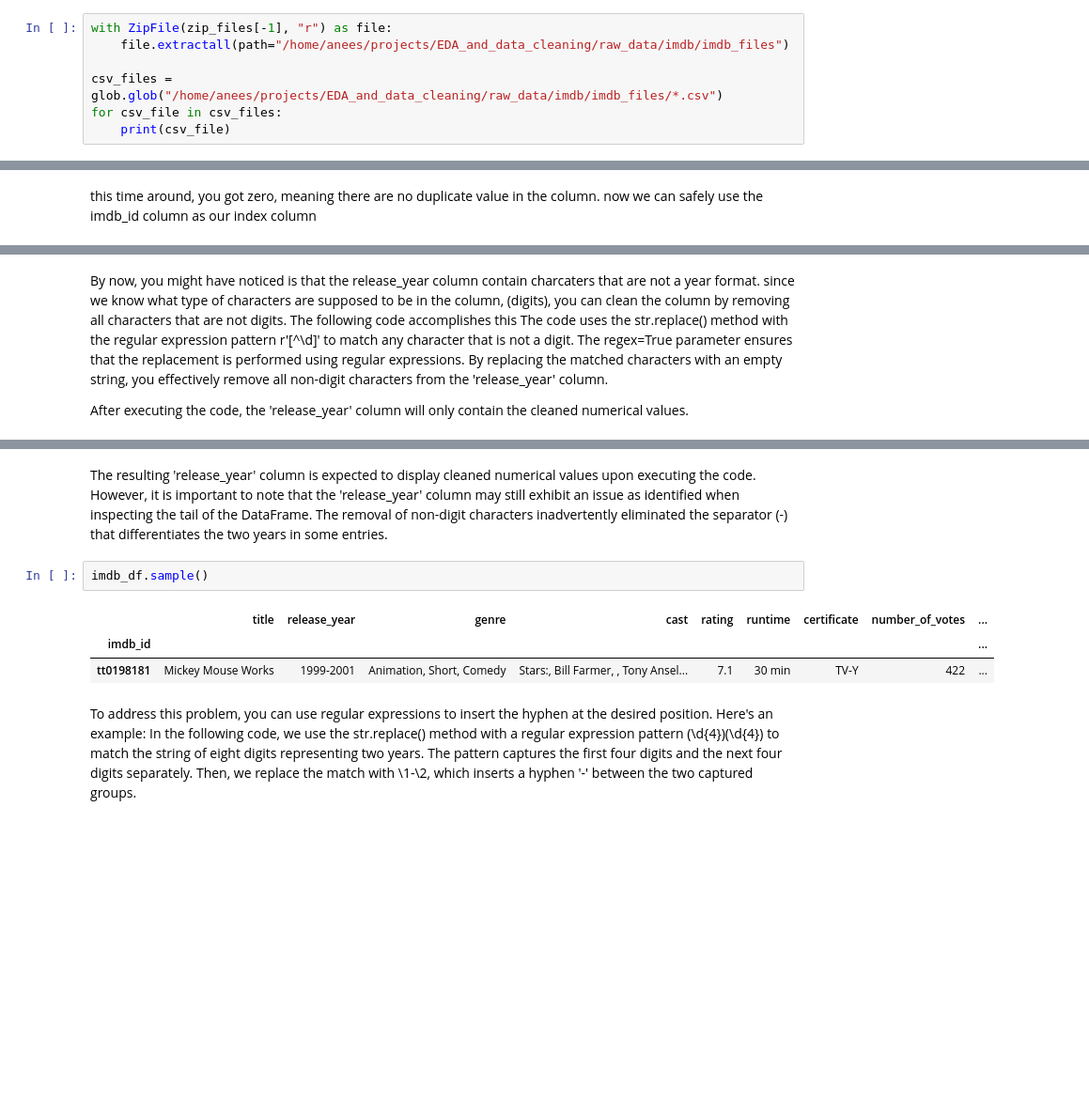
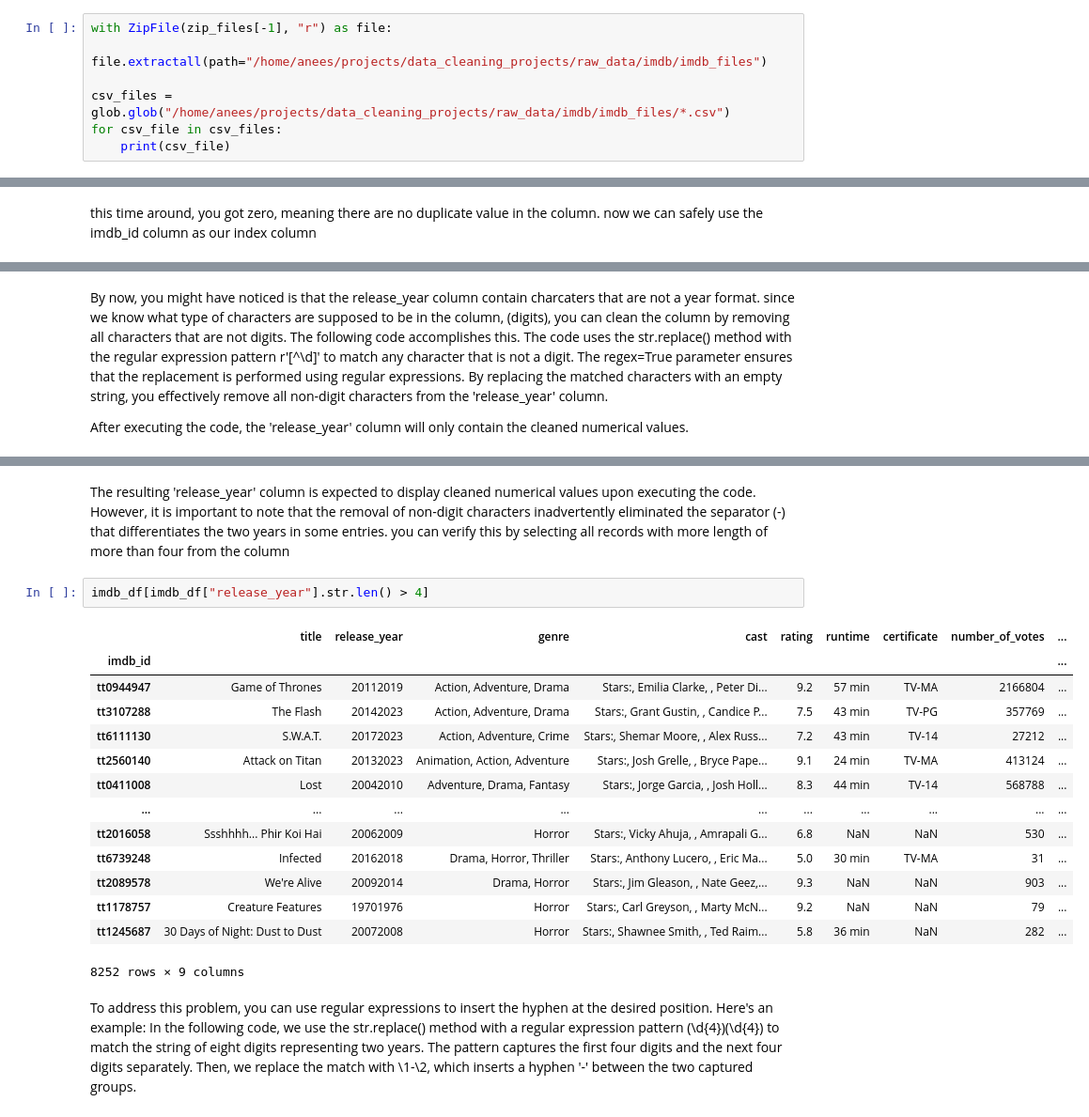
Before and after one commit to ibrahimanis081/data_cleaning_projects, a Jupyter notebook: notebooks/imdb_tv_series.ipynb, the cells around one changed output, grey strips where cells are left out. Shown: that part at 94% size. Drawn from its saved outputs; the diff is of its cells as text; blank space fills up the shorter version.

```diff
--- a/notebooks/imdb_tv_series.ipynb
+++ b/notebooks/imdb_tv_series.ipynb
@@ -33,9 +33,9 @@ print(zip_files)
 After obtaining the list of ZIP file paths, you will notice that the "archive.zip" file is located at the last index. Utilizing the zipfile library, you can extract the contents of this ZIP file to a folder named "imdb_files" within the "raw_data/imdb" directory. Once extracted, you can verify the extraction process by printing the paths of the extracted CSV files.
 # %%
 with ZipFile(zip_files[-1], "r") as file:
-    file.extractall(path="/home/anees/projects/EDA_and_data_cleaning/raw_data/imdb/imdb_files")
+    file.extractall(path="/home/anees/projects/data_cleaning_projects/raw_data/imdb/imdb_files")
 
-csv_files = glob.glob("/home/anees/projects/EDA_and_data_cleaning/raw_data/imdb/imdb_files/*.csv")
+csv_files = glob.glob("/home/anees/projects/data_cleaning_projects/raw_data/imdb/imdb_files/*.csv")
 for csv_file in csv_files:
     print(csv_file)
 # %% [output]
@@ -312,5 +334,5 @@ KeyError: "['synopsis'] not found in axis"
 # %% [markdown]
-By now, you might have noticed is that the release_year column contain charcaters that are not a year format. since we know what type of characters are supposed to be in the column, (digits), you can clean the column by removing all characters that are not digits. The following code accomplishes this
+By now, you might have noticed is that the release_year column contain charcaters that are not a year format. since we know what type of characters are supposed to be in the column, (digits), you can clean the column by removing all characters that are not digits. The following code accomplishes this.
 The code uses the str.replace() method with the regular expression pattern r'[^\d]' to match any character that is not a digit. The regex=True parameter ensures that the replacement is performed using regular expressions. By replacing the matched characters with an empty string, you effectively remove all non-digit characters from the 'release_year' column.
 
 After executing the code, the 'release_year' column will only contain the cleaned numerical values.
@@ -327,13 +349,24 @@ imdb_df.head()
 | tt6791350 | Guardians of the Galaxy Vol. 3 | 2023 | Action, Adventure, Comedy | Director:, James Gunn, | , Stars:... | 8.2 | 150 min | PG-13 | 160447 | ... |
 # %% [markdown]
 The resulting 'release_year' column is expected to display cleaned numerical values upon executing the code.
-However, it is important to note that the 'release_year' column may still exhibit an issue as identified when inspecting the tail of the DataFrame. The removal of non-digit characters inadvertently eliminated the separator (-) that differentiates the two years in some entries.
+However, it is important to note that the removal of non-digit characters inadvertently eliminated the separator (-) that differentiates the two years in some entries. you can verify this by selecting all records with more length of more than four from the column
 # %%
-imdb_df.sample()
+imdb_df[imdb_df["release_year"].str.len() > 4]
 # %% [output]
 |  | title | release_year | genre | cast | rating | runtime | certificate | number_of_votes | ... |
 | imdb_id |  |  |  |  |  |  |  |  | ... |
-| tt0198181 | Mickey Mouse Works | 1999-2001 | Animation, Short, Comedy | Stars:, Bill Farmer, , Tony Ansel... | 7.1 | 30 min | TV-Y | 422 | ... |
+| tt0944947 | Game of Thrones | 20112019 | Action, Adventure, Drama | Stars:, Emilia Clarke, , Peter Di... | 9.2 | 57 min | TV-MA | 2166804 | ... |
+| tt3107288 | The Flash | 20142023 | Action, Adventure, Drama | Stars:, Grant Gustin, , Candice P... | 7.5 | 43 min | TV-PG | 357769 | ... |
+| tt6111130 | S.W.A.T. | 20172023 | Action, Adventure, Crime | Stars:, Shemar Moore, , Alex Russ... | 7.2 | 43 min | TV-14 | 27212 | ... |
+| tt2560140 | Attack on Titan | 20132023 | Animation, Action, Adventure | Stars:, Josh Grelle, , Bryce Pape... | 9.1 | 24 min | TV-MA | 413124 | ... |
+| tt0411008 | Lost | 20042010 | Adventure, Drama, Fantasy | Stars:, Jorge Garcia, , Josh Holl... | 8.3 | 44 min | TV-14 | 568788 | ... |
+| ... | ... | ... | ... | ... | ... | ... | ... | ... | ... |
+| tt2016058 | Ssshhhh... Phir Koi Hai | 20062009 | Horror | Stars:, Vicky Ahuja, , Amrapali G... | 6.8 | NaN | NaN | 530 | ... |
+| tt6739248 | Infected | 20162018 | Drama, Horror, Thriller | Stars:, Anthony Lucero, , Eric Ma... | 5.0 | 30 min | TV-MA | 31 | ... |
+| tt2089578 | We're Alive | 20092014 | Drama, Horror | Stars:, Jim Gleason, , Nate Geez,... | 9.3 | NaN | NaN | 903 | ... |
+| tt1178757 | Creature Features | 19701976 | Horror | Stars:, Carl Greyson, , Marty McN... | 9.2 | NaN | NaN | 79 | ... |
+| tt1245687 | 30 Days of Night: Dust to Dust | 20072008 | Horror | Stars:, Shawnee Smith, , Ted Raim... | 5.8 | 36 min | NaN | 282 | ... |
+8252 rows × 9 columns
 # %% [markdown]
 To address this problem, you can use regular expressions to insert the hyphen at the desired position. Here's an example:
 In the following code, we use the str.replace() method with a regular expression pattern (\d{4})(\d{4}) to match the string of eight digits representing two years. The pattern captures the first four digits and the next four digits separately. Then, we replace the match with \1-\2, which inserts a hyphen '-' between the two captured groups.
```
Also changed, not shown: parts of 46 cells of this notebook, 5 other files.
